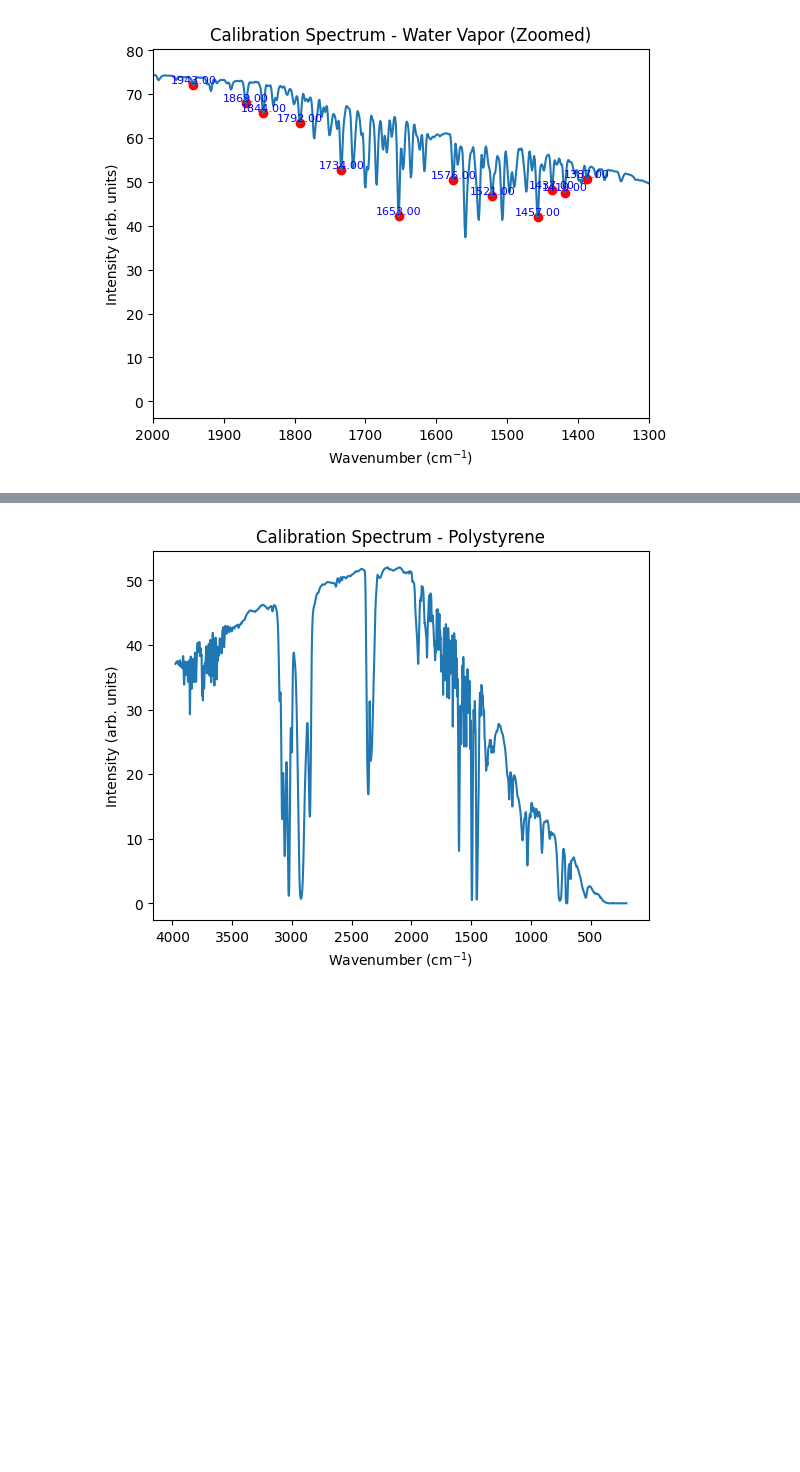
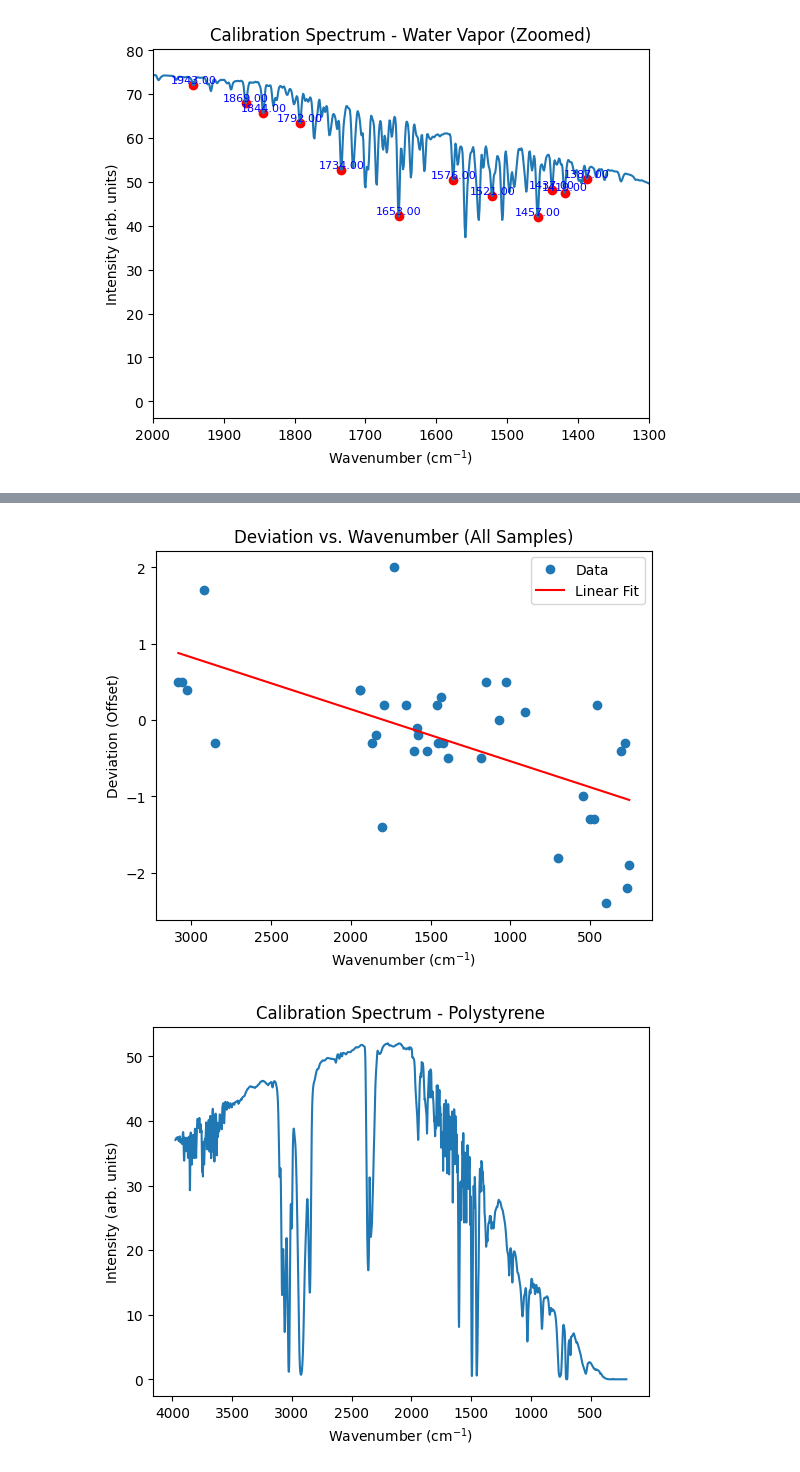
Before and after one commit to kearb-stomp/AdvLabs, a Jupyter notebook: Lab 1/Lab 6 - Lattice Vibrations.ipynb, the cells around one changed output, grey strips where cells are left out. Drawn from its saved outputs; the diff is of its cells as text; code cells hidden in the pictures; blank space fills up the shorter version.

```diff
--- a/Lab 1/Lab 6 - Lattice Vibrations.ipynb
+++ b/Lab 1/Lab 6 - Lattice Vibrations.ipynb
@@ -173,3 +172,47 @@ plt.show()
+# %%
+def linear = lambda x, m, b: m * x + b
+def fit_line(x, y):
+    """Fit a linear line to the data."""
+    m, b = np.polyfit(x, y, 1)
+    return m, b
+
+#Run the wavenumbers and deviations through the linear fit function
+# %%
+# Combine values from both keys
+wavenumbers = trough_dict['Water Vapor']['Expected Trough'].tolist() + trough_dict['Polystyrene']['Expected Trough'].tolist()
+deviations = trough_dict['Water Vapor']['Offset'].tolist() + trough_dict['Polystyrene']['Offset'].tolist()
+def linear(x, m, b):
+    return m * x + b
+
+def fit_line(x, y):
+    """Fit a linear line to the data."""
+    m, b = np.polyfit(x, y, 1)
+    return m, b
+
+wavenumbers_np = np.array(wavenumbers)
+deviations_np = np.array(deviations)
+
+#Run the wavenumbers and deviations through the linear fit function
+m, b = fit_line(wavenumbers_np, deviations_np)
+
+# Sort for a clean line plot
+sort_idx = np.argsort(wavenumbers_np)
+wavenumbers_sorted = wavenumbers_np[sort_idx]
+deviations_sorted = deviations_np[sort_idx]
+
+
+
+# Plot combined data
+plt.plot(wavenumbers_sorted, deviations_sorted, 'o', label='Data')
+plt.plot(wavenumbers_sorted, linear(wavenumbers_sorted, m, b), color='red', label='Linear Fit')
+plt.xlabel('Wavenumber (cm$^{-1}$)')
+plt.ylabel('Deviation (Offset)')
+plt.title('Deviation vs. Wavenumber (All Samples)')
+plt.gca().invert_xaxis()
+plt.legend()
+plt.show()
+# %% [output]
+[figure, added]
 # %%
 #load the transmissivity data for polystyrene calibration
 styrene_twavenumber, styrene_tintensity = utils.load_data(r'Data/Transmittance/polystyrene.ASC')
```
Also changed, not shown: parts of 1 cell of this notebook.
